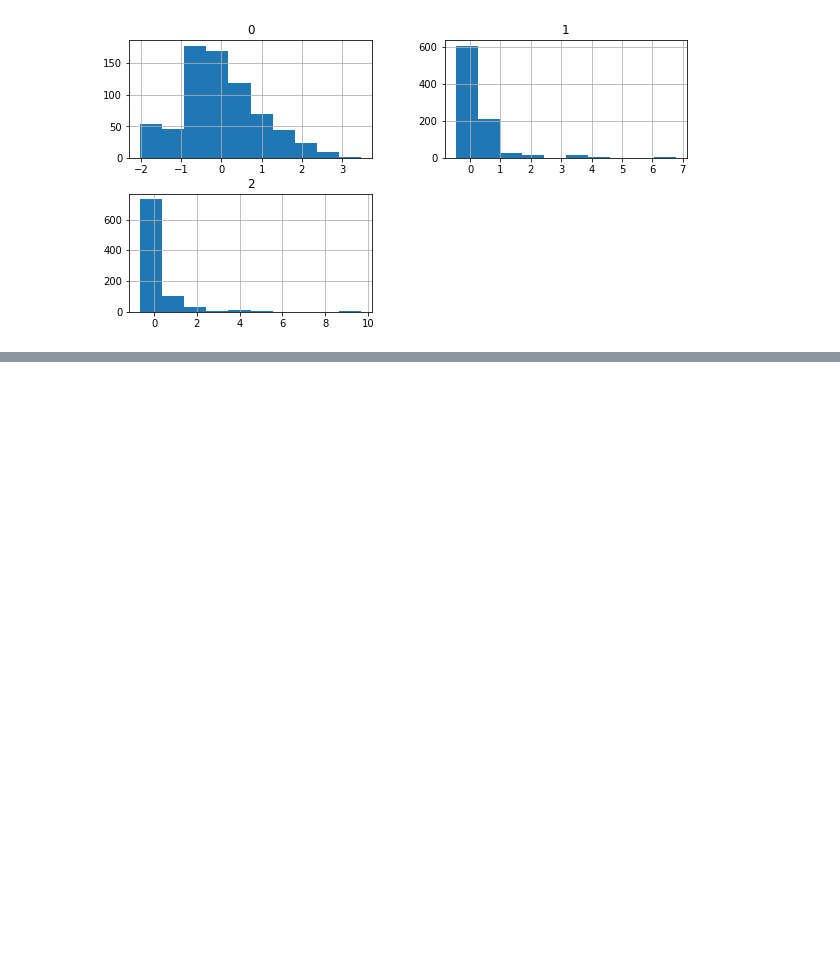
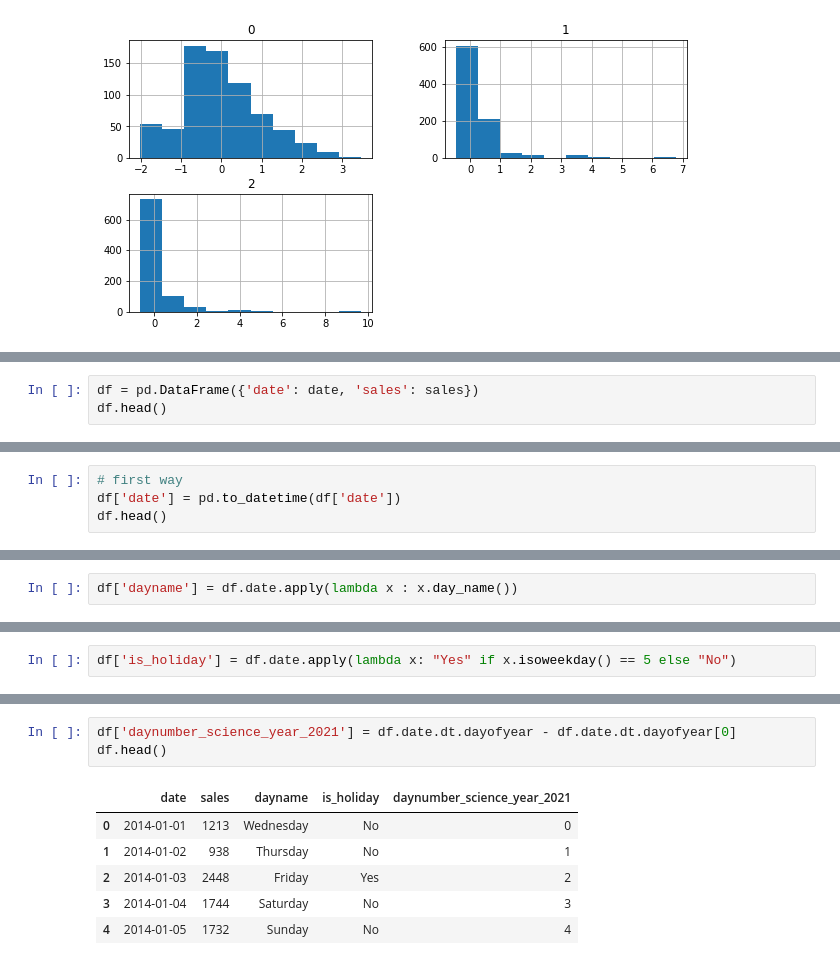
Before and after one commit to Nahid-Hassan/advanced-machine-learning-v1, a Jupyter notebook: code-colab/Advanced Machine Learning(HSE-Kaggle) - Feature Preprocessing and Generation with Respect to Models.ipynb, the cells around one changed output, grey strips where cells are left out. Cells and saved outputs as stored; diff of their text form; blank space fills up the shorter version.

```diff
--- a/code-colab/Advanced Machine Learning(HSE-Kaggle) - Feature Preprocessing and Generation with Respect to Models.ipynb
+++ b/code-colab/Advanced Machine Learning(HSE-Kaggle) - Feature Preprocessing and Generation with Respect to Models.ipynb
@@ -132,0 +137,3 @@ array([[<AxesSubplot:title={'center':'0'}>,
+# %%
+df = pd.DataFrame({'date': date, 'sales': sales})
+df.head()
@@ -132,0 +159,4 @@ array([[<AxesSubplot:title={'center':'0'}>,
+# %%
+# first way
+df['date'] = pd.to_datetime(df['date'])
+df.head()
@@ -132,0 +200,2 @@ array([[<AxesSubplot:title={'center':'0'}>,
+# %%
+df['dayname'] = df.date.apply(lambda x : x.day_name())
@@ -132,0 +211,2 @@ array([[<AxesSubplot:title={'center':'0'}>,
+# %%
+df['is_holiday'] = df.date.apply(lambda x: "Yes" if x.isoweekday() == 5 else "No")
@@ -132,0 +222,10 @@ array([[<AxesSubplot:title={'center':'0'}>,
+# %%
+df['daynumber_science_year_2021'] = df.date.dt.dayofyear - df.date.dt.dayofyear[0]
+df.head()
+# %% [output]
+|  | date | sales | dayname | is_holiday | daynumber_science_year_2021 |
+| 0 | 2014-01-01 | 1213 | Wednesday | No | 0 |
+| 1 | 2014-01-02 | 938 | Thursday | No | 1 |
+| 2 | 2014-01-03 | 2448 | Friday | Yes | 2 |
+| 3 | 2014-01-04 | 1744 | Saturday | No | 3 |
+| 4 | 2014-01-05 | 1732 | Sunday | No | 4 |
```
Also changed, not shown: parts of 20 cells of this notebook, 11 other files.
